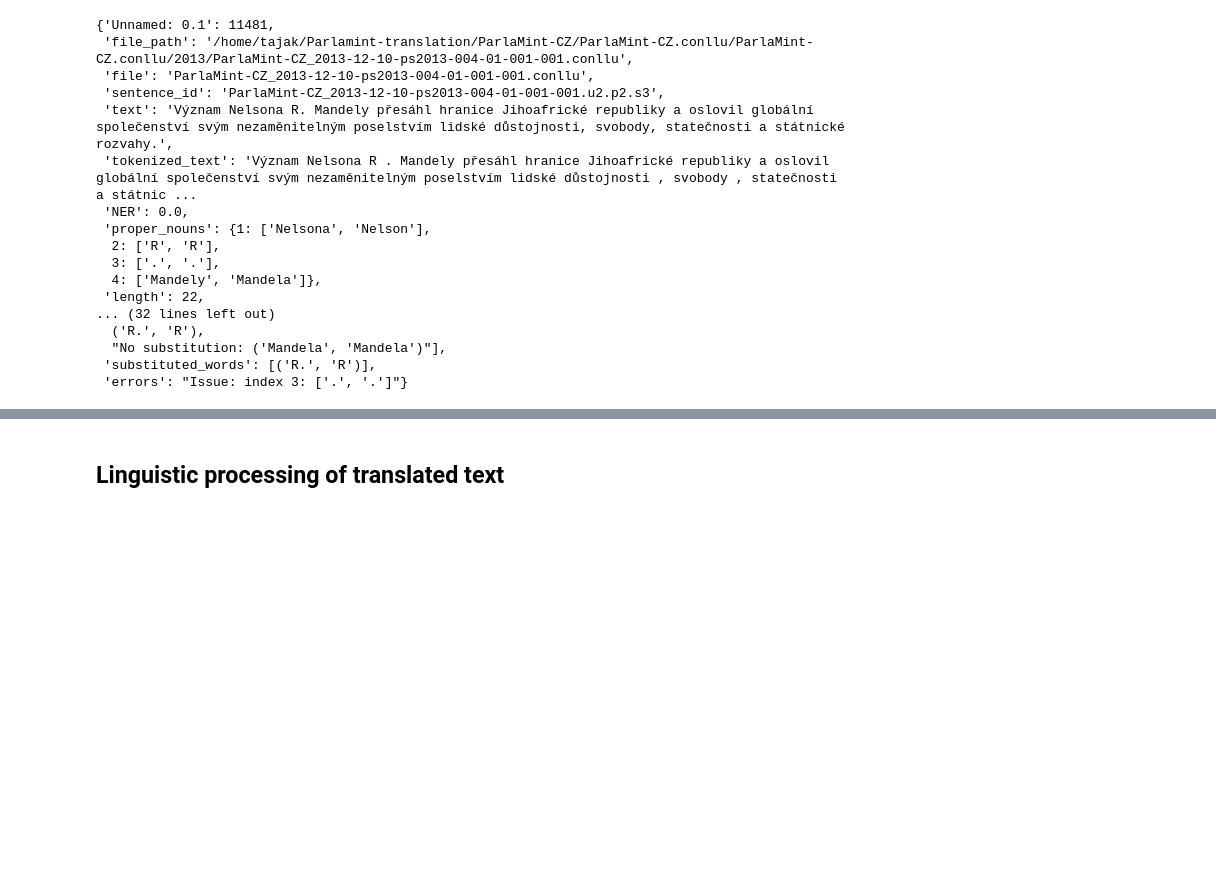
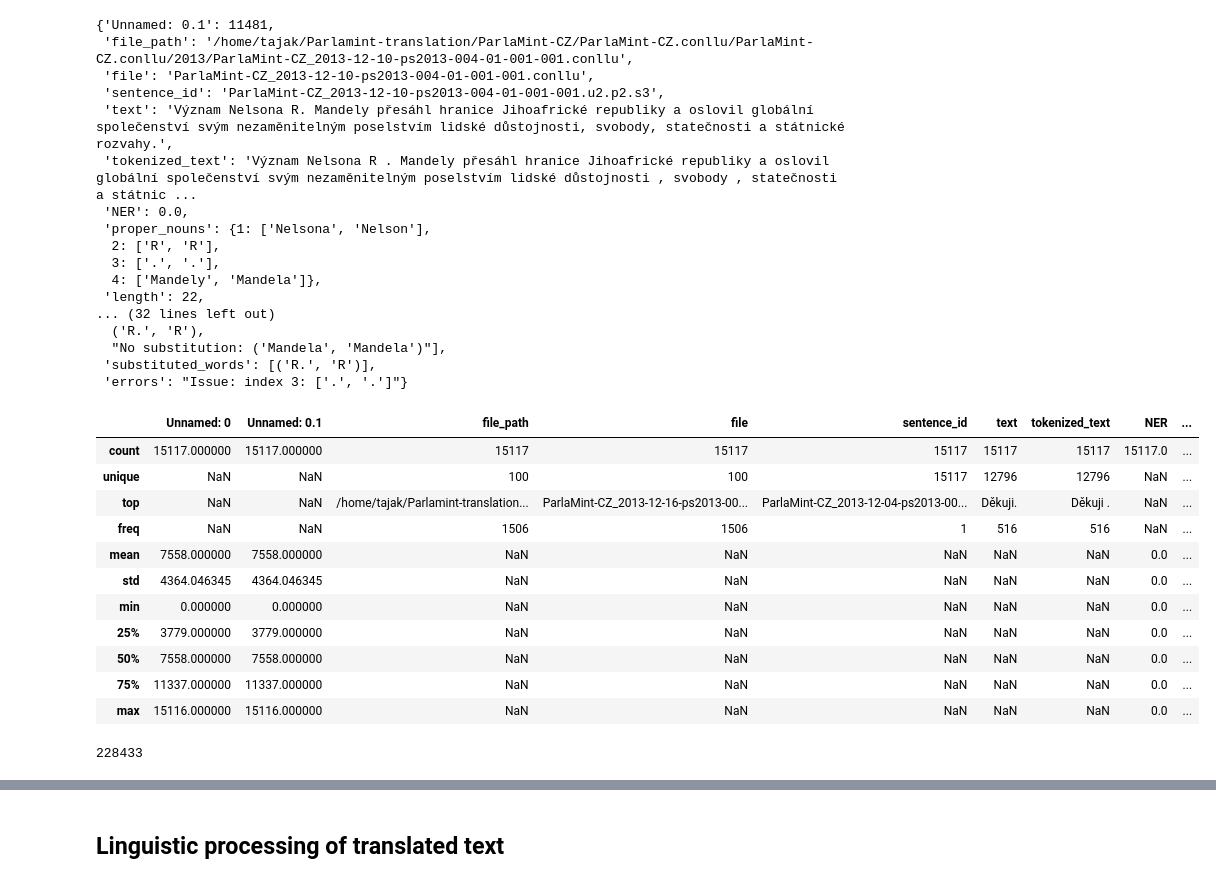
Before and after one commit to TajaKuzman/Parlamint-translation, a Jupyter notebook: ParlaMint-CZ/3-Workflow-with-CONNLu-files.ipynb, the cells around one changed output, grey strips where cells are left out. Drawn from its saved outputs; the diff is of its cells as text; code cells hidden in the pictures; blank space fills up the shorter version.

```diff
--- a/ParlaMint-CZ/3-Workflow-with-CONNLu-files.ipynb
+++ b/ParlaMint-CZ/3-Workflow-with-CONNLu-files.ipynb
@@ -1017,3 +1017,22 @@ df[df["errors"] != "No"].iloc[9].to_dict()
   "No substitution: ('Mandela', 'Mandela')"],
  'substituted_words': [('R.', 'R')],
  'errors': "Issue: index 3: ['.', '.']"}
+# %%
+df.describe(include="all")
+# %% [output]
+|  | Unnamed: 0 | Unnamed: 0.1 | file_path | file | sentence_id | text | tokenized_text | NER | ... |
+| count | 15117.000000 | 15117.000000 | 15117 | 15117 | 15117 | 15117 | 15117 | 15117.0 | ... |
+| unique | NaN | NaN | 100 | 100 | 15117 | 12796 | 12796 | NaN | ... |
+| top | NaN | NaN | /home/tajak/Parlamint-translation... | ParlaMint-CZ_2013-12-16-ps2013-00... | ParlaMint-CZ_2013-12-04-ps2013-00... | Děkuji. | Děkuji . | NaN | ... |
+| freq | NaN | NaN | 1506 | 1506 | 1 | 516 | 516 | NaN | ... |
+| mean | 7558.000000 | 7558.000000 | NaN | NaN | NaN | NaN | NaN | 0.0 | ... |
+| std | 4364.046345 | 4364.046345 | NaN | NaN | NaN | NaN | NaN | 0.0 | ... |
+| min | 0.000000 | 0.000000 | NaN | NaN | NaN | NaN | NaN | 0.0 | ... |
+| 25% | 3779.000000 | 3779.000000 | NaN | NaN | NaN | NaN | NaN | 0.0 | ... |
+| 50% | 7558.000000 | 7558.000000 | NaN | NaN | NaN | NaN | NaN | 0.0 | ... |
+| 75% | 11337.000000 | 11337.000000 | NaN | NaN | NaN | NaN | NaN | 0.0 | ... |
+| max | 15116.000000 | 15116.000000 | NaN | NaN | NaN | NaN | NaN | 0.0 | ... |
+# %%
+df.length.sum()
+# %% [output]
+228433
```
Also changed, not shown: parts of 3 cells of this notebook.
